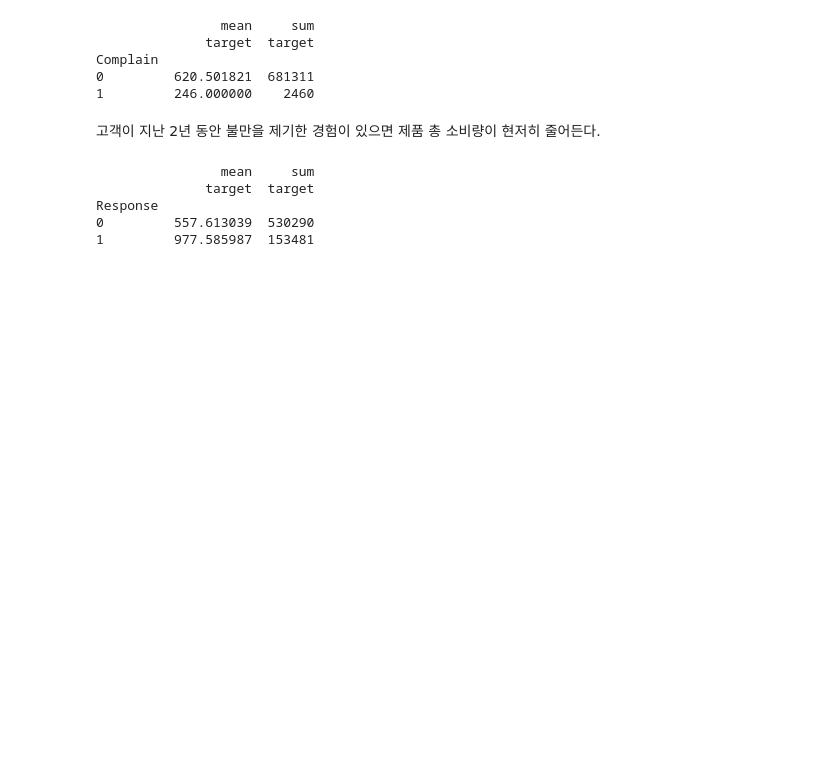
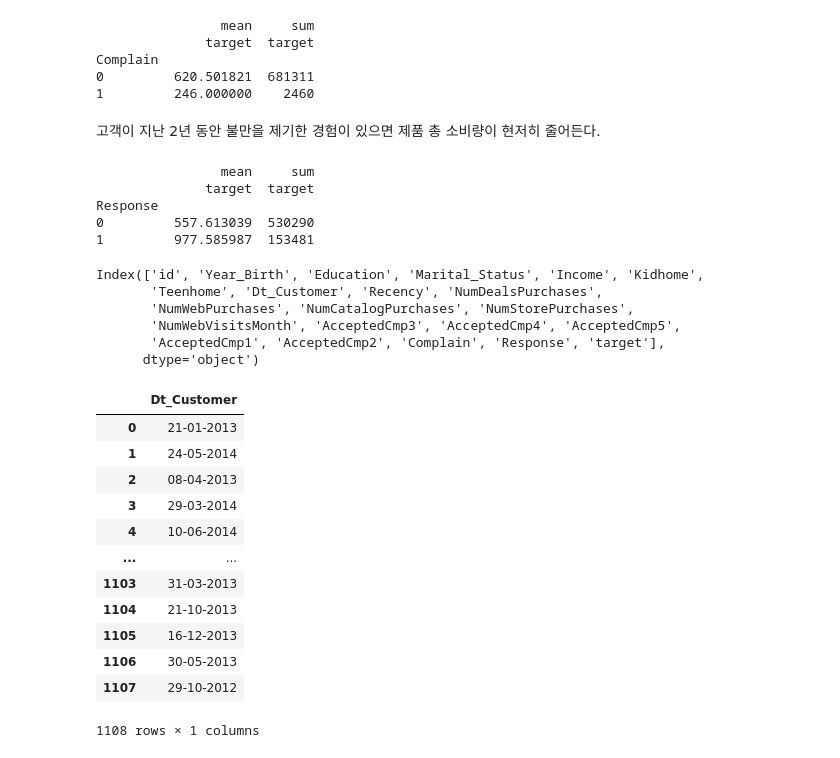
Before and after one commit to Park-Young-Bin/Python_Projects, a Jupyter notebook: 데이콘/[데이콘] 소비자 데이터 기반 소비 예측 경진대회.ipynb, the cells around one changed output. Saved outputs shown, nothing was run; the diff lists cells and outputs as text; code cells hidden in the pictures; blank space fills up the shorter version.

```diff
--- a/데이콘/[데이콘] 소비자 데이터 기반 소비 예측 경진대회.ipynb
+++ b/데이콘/[데이콘] 소비자 데이터 기반 소비 예측 경진대회.ipynb
@@ -207,3 +208,28 @@ print(pd.pivot_table(train, index = 'Response', values='target', aggfunc=['mean'
 Response
 0         557.613039  530290
 1         977.585987  153481
+# %%
+train.columns
+# %% [output]
+Index(['id', 'Year_Birth', 'Education', 'Marital_Status', 'Income', 'Kidhome',
+       'Teenhome', 'Dt_Customer', 'Recency', 'NumDealsPurchases',
+       'NumWebPurchases', 'NumCatalogPurchases', 'NumStorePurchases',
+       'NumWebVisitsMonth', 'AcceptedCmp3', 'AcceptedCmp4', 'AcceptedCmp5',
+       'AcceptedCmp1', 'AcceptedCmp2', 'Complain', 'Response', 'target'],
+      dtype='object')
+# %%
+train[['Dt_Customer']]
+# %% [output]
+|  | Dt_Customer |
+| 0 | 21-01-2013 |
+| 1 | 24-05-2014 |
+| 2 | 08-04-2013 |
+| 3 | 29-03-2014 |
+| 4 | 10-06-2014 |
+| ... | ... |
+| 1103 | 31-03-2013 |
+| 1104 | 21-10-2013 |
+| 1105 | 16-12-2013 |
+| 1106 | 30-05-2013 |
+| 1107 | 29-10-2012 |
+1108 rows × 1 columns
```
Also changed, not shown: parts of 11 cells of this notebook.
